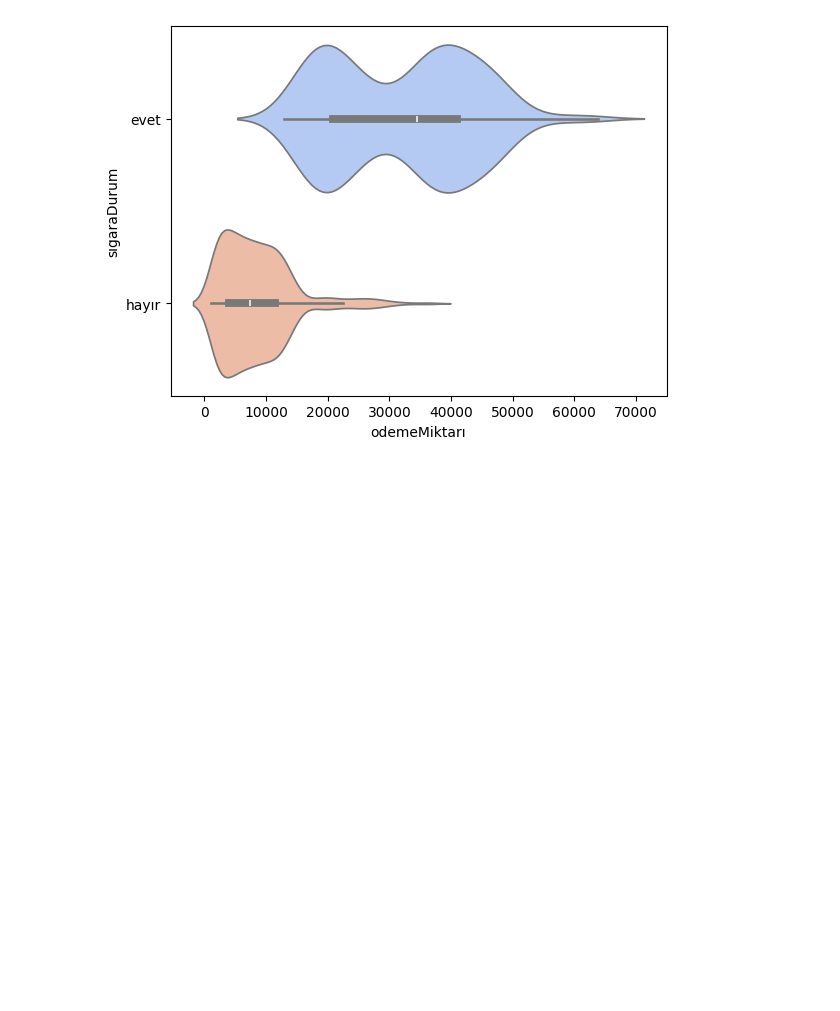
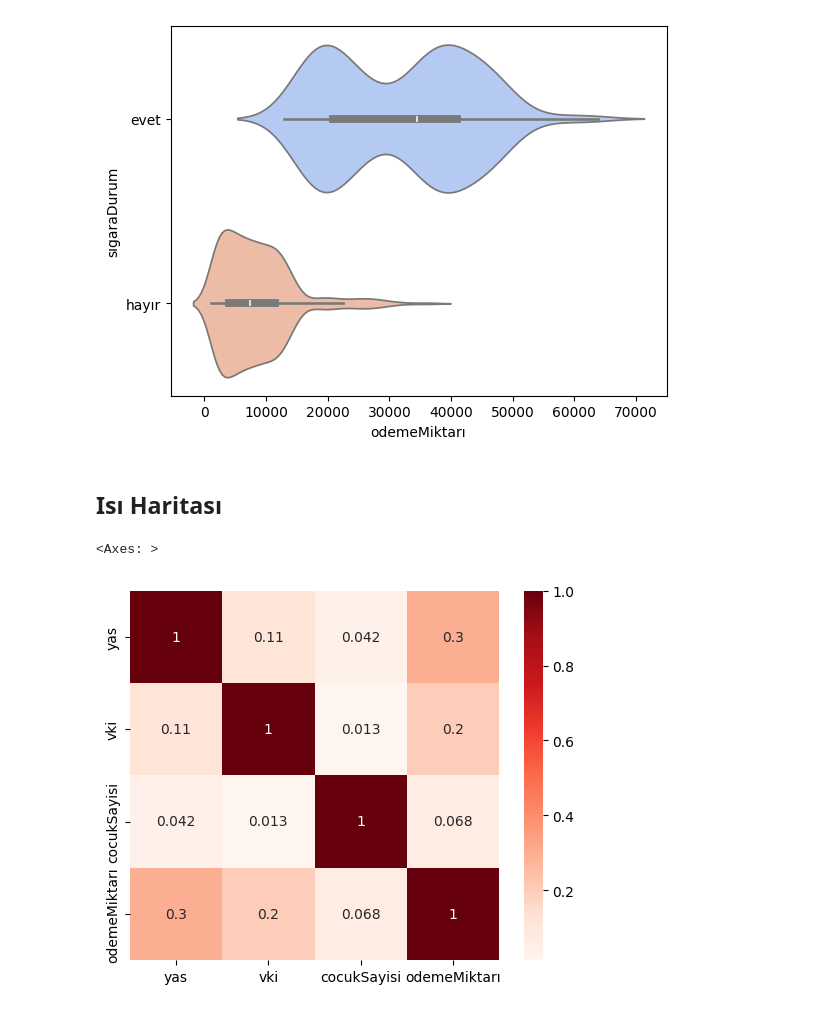
Before and after one commit to GokhanGKHN/numpy_pandas_matplotlib_seaborn, a Jupyter notebook: data_visualization.ipynb, the cells around one changed output. Drawn from its saved outputs; the diff is of its cells as text; code cells hidden in the pictures; blank space fills up the shorter version.

```diff
--- a/Untitled.ipynb
+++ b/data_visualization.ipynb
@@ -373,3 +373,16 @@ Passing `palette` without assigning `hue` is deprecated and will be removed in v
   sns.violinplot(
 <Axes: xlabel='odemeMiktarı', ylabel='sıgaraDurum'>
 [figure]
+# %% [markdown]
+##  Isı Haritası
+# %%
+kolerasyon= veriSeti[["yas","vki","cocukSayisi","odemeMiktarı"]].corr()
+sns.heatmap(
+    kolerasyon,
+    annot=True,
+    square=True, #kutuların kare biçiminde gönsterilmesi
+    cmap="Reds" #renklendirme seçeneği
+)
+# %% [output]
+<Axes: >
+[figure, added]
```
Also changed, not shown: 2 other files.
